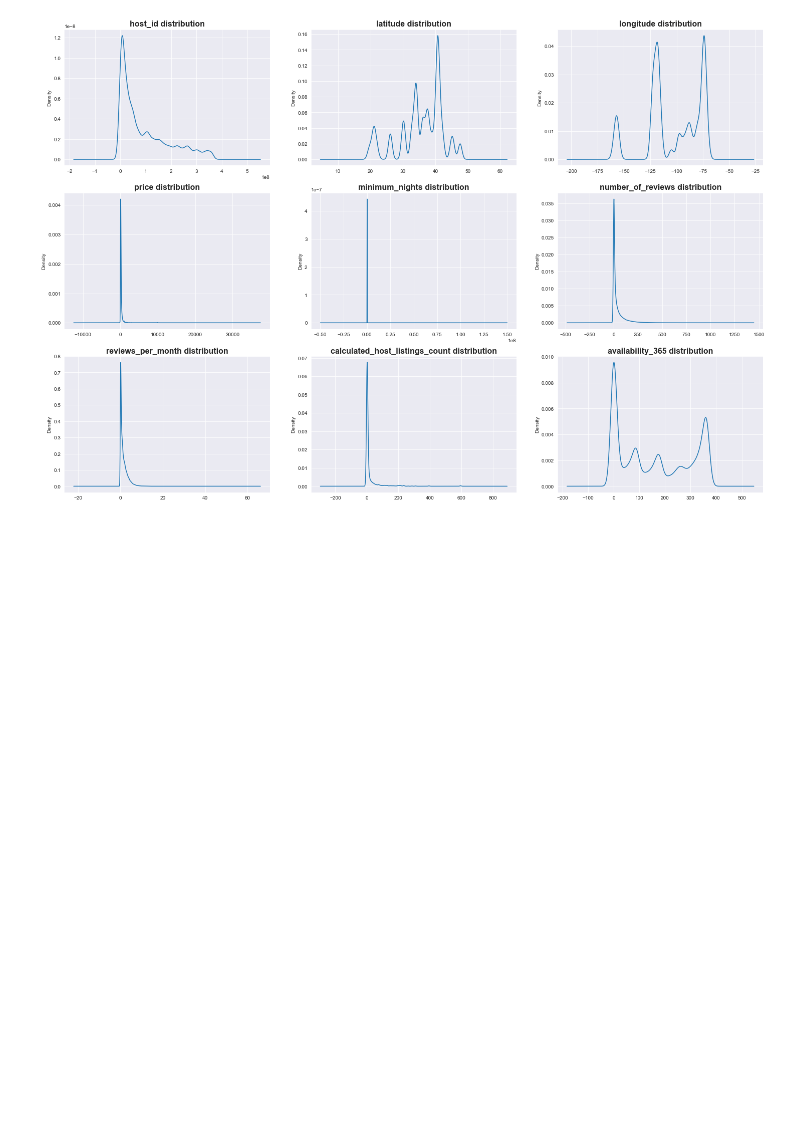
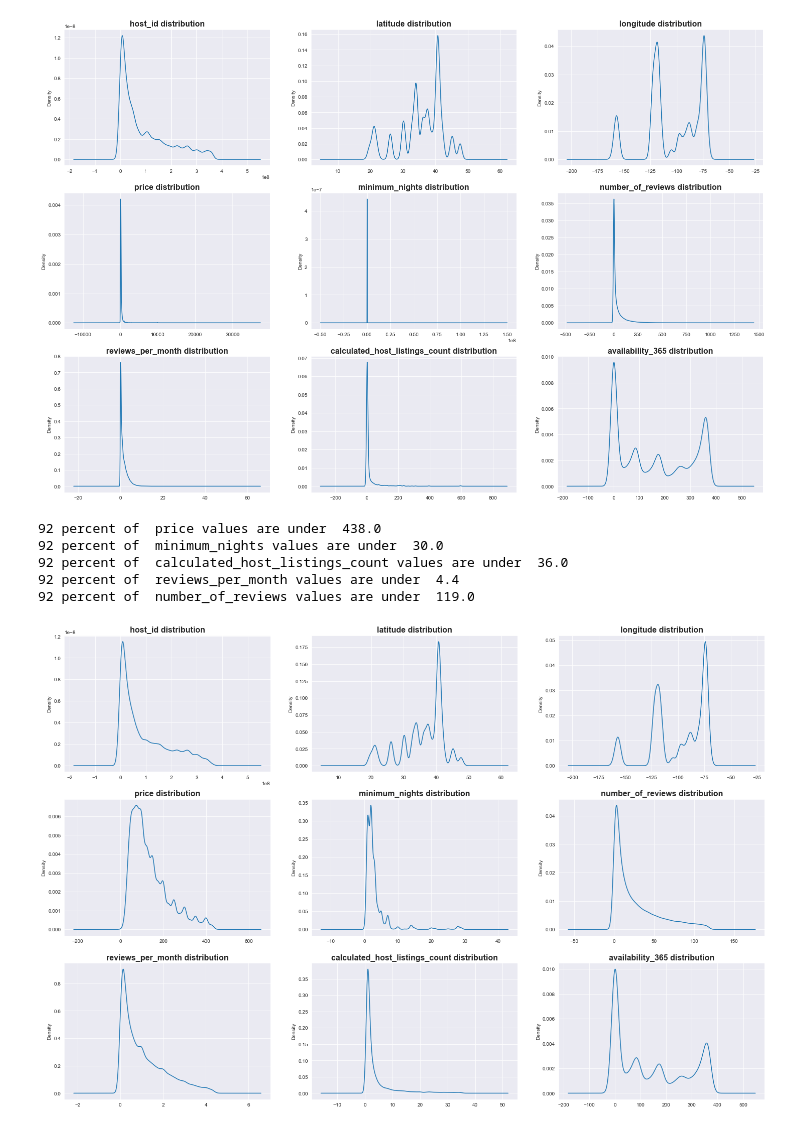
Before and after one commit to jordan-maulino/airbnbdata, a Jupyter notebook: airbnbdata.ipynb, the cells around one changed output. Drawn from its saved outputs; the diff is of its cells as text; code cells hidden in the pictures; blank space fills up the shorter version.

Commit message:
removed numerical outliers

```diff
--- a/airbnbdata.ipynb
+++ b/airbnbdata.ipynb
@@ -119,3 +120,39 @@ for row in axes:
         i +=1
 # %% [output]
 [figure]
+# %%
+#removing outliers
+
+#first make a list of the columns w/ skewed distributions due to outliers
+
+columns = ['price','minimum_nights','calculated_host_listings_count', 'reviews_per_month', 'number_of_reviews']
+
+for col in columns:
+    upper_bound = df[col].quantile(0.92)
+    print('92 percent of ',col,'values are under ', upper_bound)
+    df = df[df[col] < upper_bound]
+
+
+df = df[df.price.notnull()]
+# %% [output]
+92 percent of  price values are under  438.0
+92 percent of  minimum_nights values are under  30.0
+92 percent of  calculated_host_listings_count values are under  36.0
+92 percent of  reviews_per_month values are under  4.4
+92 percent of  number_of_reviews values are under  119.0
+# %%
+#now we can look at the distributions again
+
+fig, axes = plt.subplots(nrows=3, ncols=3)
+
+fig.set_figheight(17)
+fig.set_figwidth(25)
+
+i=0
+for row in axes:
+    for col in row:
+        df[numerical_cols[i]].plot(kind='kde', ax=col)
+        col.set_title(numerical_cols[i] + ' distribution', fontsize=16, fontweight='bold')
+        i +=1
+# %% [output]
+[figure, added]
```
Also changed, not shown: parts of 1 cell of this notebook.
